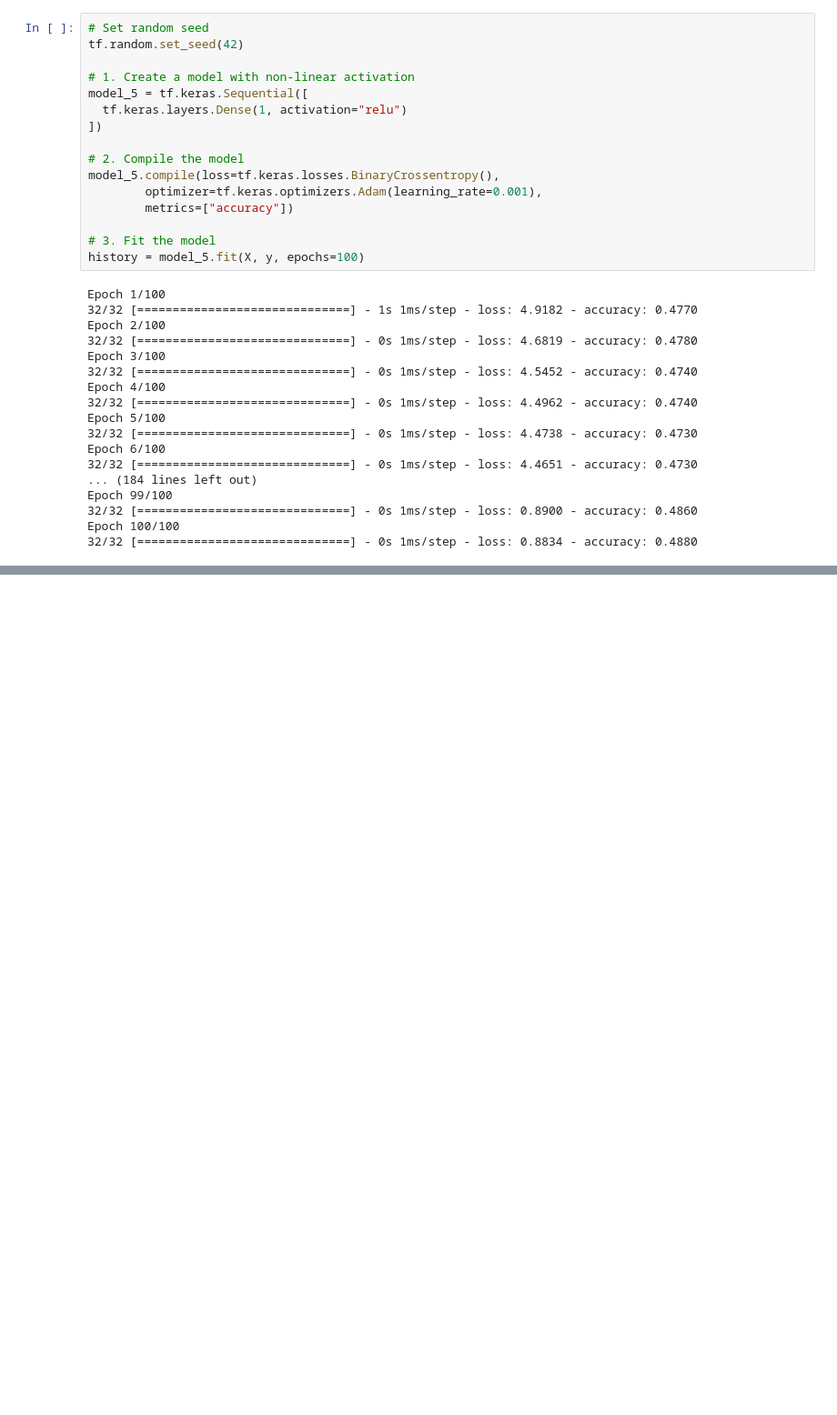
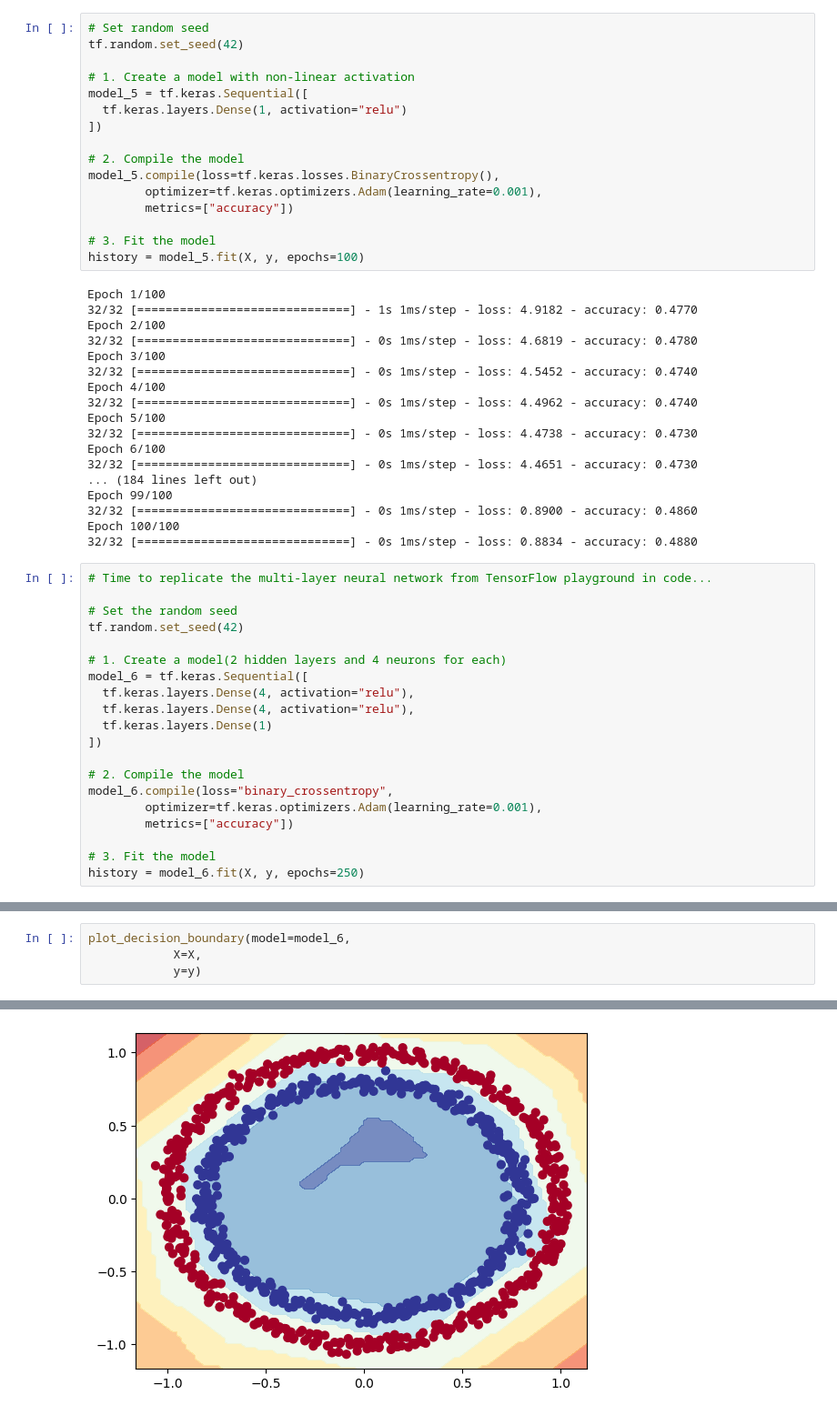
Before and after one commit to jacob7123/TensorFlow, a Jupyter notebook: 02_neural_network_classification_with_tensorflow.ipynb, the cells around one changed output, grey strips where cells are left out. Shown at 91% size. Saved outputs shown, nothing was run; the diff lists cells and outputs as text; blank space fills up the shorter version.

```diff
--- a/02_neural_network_classification_with_tensorflow.ipynb
+++ b/02_neural_network_classification_with_tensorflow.ipynb
@@ -424,3 +424,23 @@ Epoch 99/100
 32/32 [==============================] - 0s 1ms/step - loss: 0.8900 - accuracy: 0.4860
 Epoch 100/100
 32/32 [==============================] - 0s 1ms/step - loss: 0.8834 - accuracy: 0.4880
+# %%
+# Time to replicate the multi-layer neural network from TensorFlow playground in code...
+
+# Set the random seed
+tf.random.set_seed(42)
+
+# 1. Create a model(2 hidden layers and 4 neurons for each)
+model_6 = tf.keras.Sequential([
+  tf.keras.layers.Dense(4, activation="relu"),
+  tf.keras.layers.Dense(4, activation="relu"),
+  tf.keras.layers.Dense(1)
+])
+
+# 2. Compile the model
+model_6.compile(loss="binary_crossentropy",
+        optimizer=tf.keras.optimizers.Adam(learning_rate=0.001),
+        metrics=["accuracy"])
+
+# 3. Fit the model
+history = model_6.fit(X, y, epochs=250)
@@ -426,0 +470,5 @@ Epoch 100/100
+# %%
+plot_decision_boundary(model=model_6,
+            X=X,
+            y=y)
+# %% [output]
@@ -426,0 +477 @@ Epoch 100/100
+[figure, added]
```
Also changed, not shown: parts of 3 cells of this notebook.
